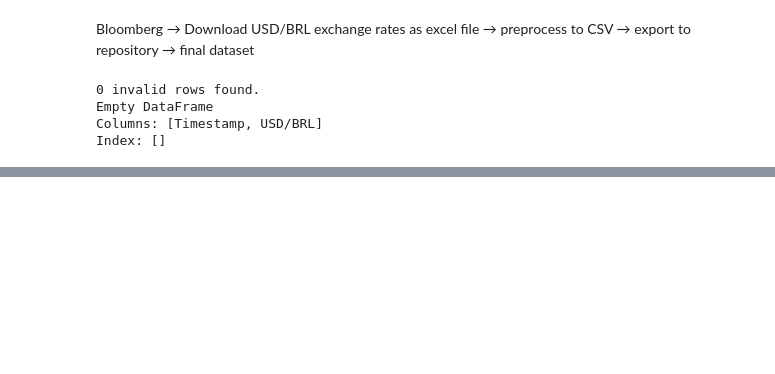
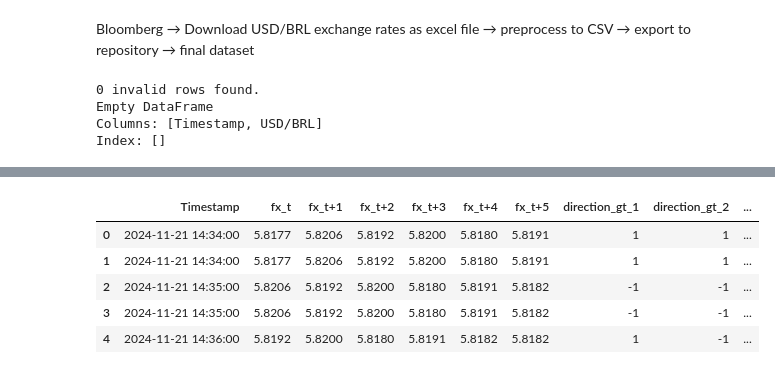
Before and after one commit to neurekt/tradewhispers, a Jupyter notebook: notebooks/baseline.ipynb, the cells around one changed output, grey strips where cells are left out. Drawn from its saved outputs; the diff is of its cells as text; code cells hidden in the pictures; blank space fills up the shorter version.

```diff
--- a/notebooks/baseline.ipynb
+++ b/notebooks/baseline.ipynb
@@ -109,0 +134,18 @@ Index: []
+# %%
+'''
+For FINBERT BASELINE only use HEADLINES not ARTICLE CONTENT and COMMENTS
+'''
+
+# Step 1: Load processed data and drop unnecessary columns
+import pandas as pd
+allen_df = pd.read_csv('../data/processed/allen-corpus.csv')
+fx_df = pd.read_csv('../data/processed/usd-brl.csv')
+
+# Drop 'ARTICLE CONTENT' and 'COMMENTS' columns if they exist
+for col in ['ARTICLE CONTENT', 'COMMENTS']:
+    if col in allen_df.columns:
+        allen_df = allen_df.drop(columns=[col])
+
+# Preview data
+display(allen_df.head())
+display(fx_df.head())
@@ -109,0 +165,46 @@ Index: []
+# %%
+# Step 2 & 3: Match exchange rates and label ground truth for t+1 to t+20 minutes
+import numpy as np
+import pandas as pd
+from datetime import datetime, timedelta
+
+# Ensure timestamps are datetime
+allen_df['Timestamp'] = pd.to_datetime(allen_df['Timestamp'])
+fx_df['Timestamp'] = pd.to_datetime(fx_df['Timestamp'])
+
+# Convert fx_times to numpy datetime64 for searchsorted
+fx_times = fx_df['Timestamp'].values.astype('datetime64[ns]')
+fx_rates = fx_df['USD/BRL'].values
+
+# Helper: find closest fx rate at a given time
+def get_closest_rate(ts, fx_times, fx_rates):
+    # Convert ts to numpy datetime64 if it's a pandas Timestamp
+    ts64 = np.datetime64(ts)
+    idx = np.searchsorted(fx_times, ts64)
+    if idx == 0:
+        return fx_rates[0]
+    if idx == len(fx_times):
+        return fx_rates[-1]
+    before = fx_times[idx-1]
+    after = fx_times[idx]
+    if abs((ts64 - before).astype('timedelta64[s]').astype(int)) <= abs((after - ts64).astype('timedelta64[s]').astype(int)):
+        return fx_rates[idx-1]
+    else:
+        return fx_rates[idx]
+
+# For each news, get fx at t and at t+1 to t+20 minutes
+allen_df['fx_t'] = allen_df['Timestamp'].apply(lambda t: get_closest_rate(t, fx_times, fx_rates))
+for n in range(1, 21):
+    allen_df[f'fx_t+{n}'] = allen_df['Timestamp'].apply(lambda t: get_closest_rate(t + pd.Timedelta(minutes=n), fx_times, fx_rates))
+    allen_df[f'direction_gt_{n}'] = np.where(allen_df[f'fx_t+{n}'] > allen_df['fx_t'], 1, -1)
+
+# Show a preview of the new columns
+cols = ['Timestamp','fx_t'] + [f'fx_t+{n}' for n in range(1, 6)] + [f'direction_gt_{n}' for n in range(1, 6)]
+allen_df[cols].head()
+# %% [output]
+|  | Timestamp | fx_t | fx_t+1 | fx_t+2 | fx_t+3 | fx_t+4 | fx_t+5 | direction_gt_1 | direction_gt_2 | ... |
+| 0 | 2024-11-21 14:34:00 | 5.8177 | 5.8206 | 5.8192 | 5.8200 | 5.8180 | 5.8191 | 1 | 1 | ... |
+| 1 | 2024-11-21 14:34:00 | 5.8177 | 5.8206 | 5.8192 | 5.8200 | 5.8180 | 5.8191 | 1 | 1 | ... |
+| 2 | 2024-11-21 14:35:00 | 5.8206 | 5.8192 | 5.8200 | 5.8180 | 5.8191 | 5.8182 | -1 | -1 | ... |
+| 3 | 2024-11-21 14:35:00 | 5.8206 | 5.8192 | 5.8200 | 5.8180 | 5.8191 | 5.8182 | -1 | -1 | ... |
+| 4 | 2024-11-21 14:36:00 | 5.8192 | 5.8200 | 5.8180 | 5.8191 | 5.8182 | 5.8182 | 1 | -1 | ... |
```
Also changed, not shown: parts of 7 cells of this notebook, 32 other files.
